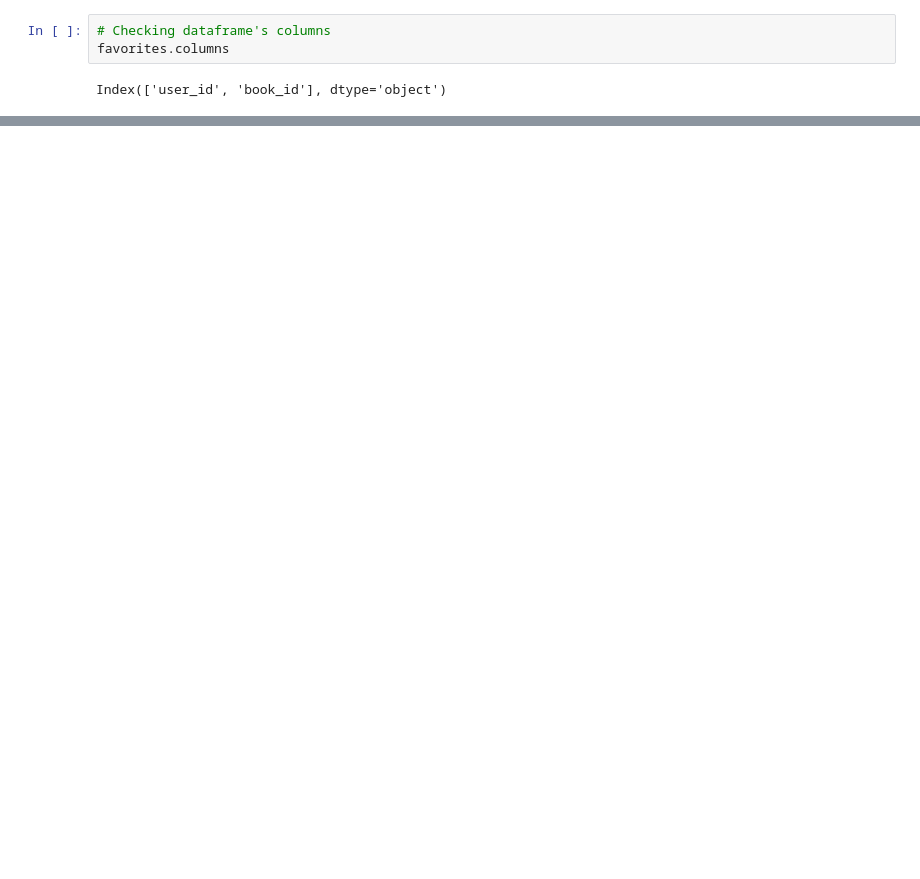
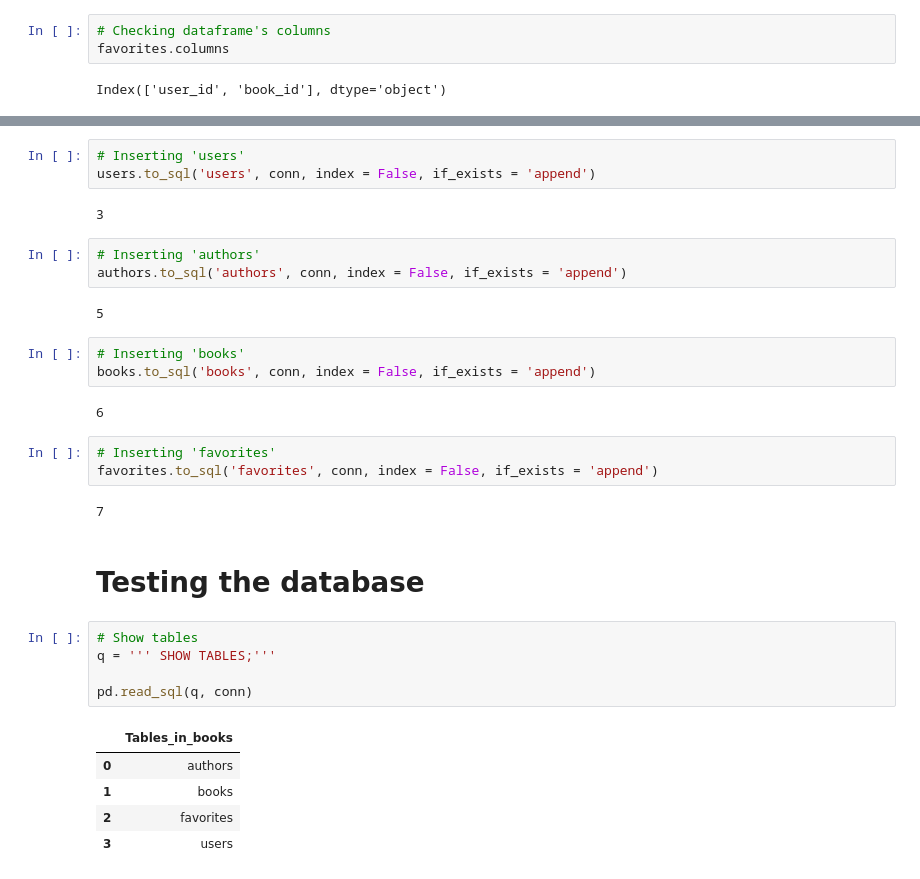
Before and after one commit to JoshTorre/Books-, a Jupyter notebook: Books.ipynb, the cells around one changed output, grey strips where cells are left out. Cells and saved outputs as stored; diff of their text form; blank space fills up the shorter version.

```diff
--- a/Books.ipynb
+++ b/Books.ipynb
@@ -131,0 +201,33 @@ describe_authors
+# %%
+# Inserting 'users'
+users.to_sql('users', conn, index = False, if_exists = 'append')
+# %% [output]
+3
+# %%
+# Inserting 'authors'
+authors.to_sql('authors', conn, index = False, if_exists = 'append')
+# %% [output]
+5
+# %%
+# Inserting 'books'
+books.to_sql('books', conn, index = False, if_exists = 'append')
+# %% [output]
+6
+# %%
+# Inserting 'favorites'
+favorites.to_sql('favorites', conn, index = False, if_exists = 'append')
+# %% [output]
+7
+# %% [markdown]
+# Testing the database
+# %%
+# Show tables
+q = ''' SHOW TABLES;'''
+
+pd.read_sql(q, conn)
+# %% [output]
+|  | Tables_in_books |
+| 0 | authors |
+| 1 | books |
+| 2 | favorites |
+| 3 | users |
```
Also changed, not shown: parts of 22 cells of this notebook, 3 other files.
